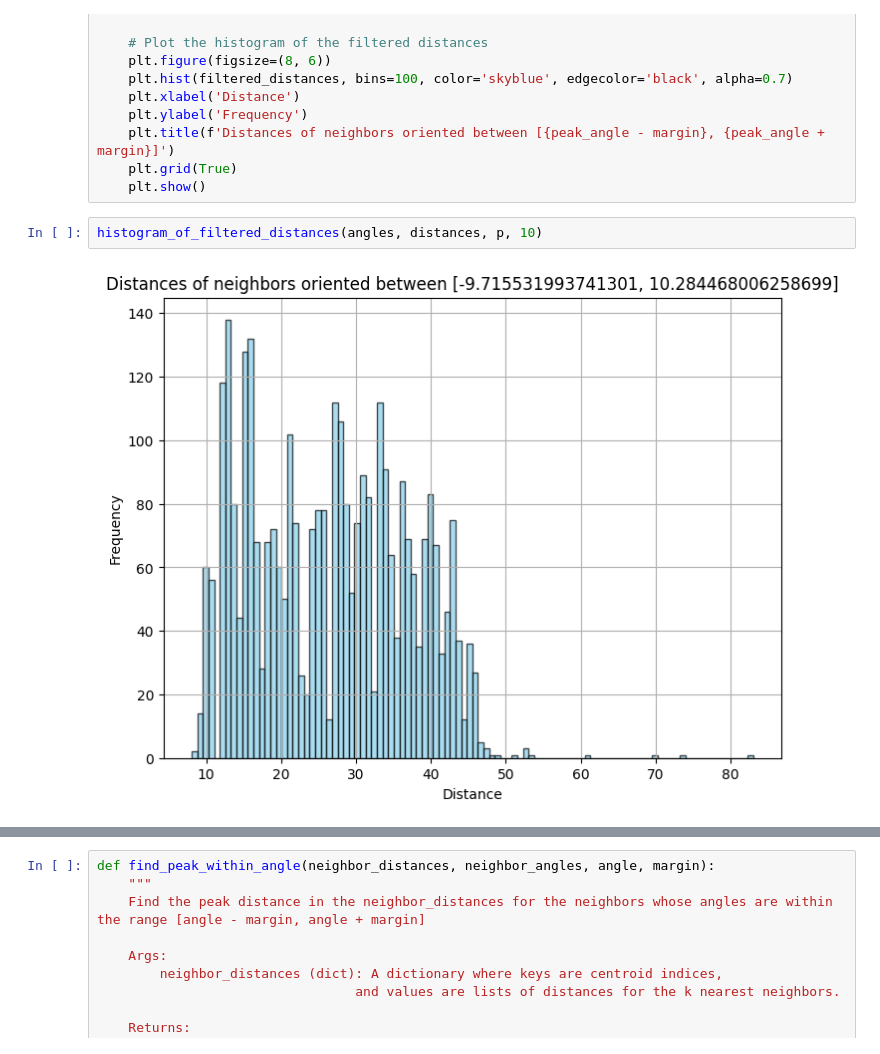
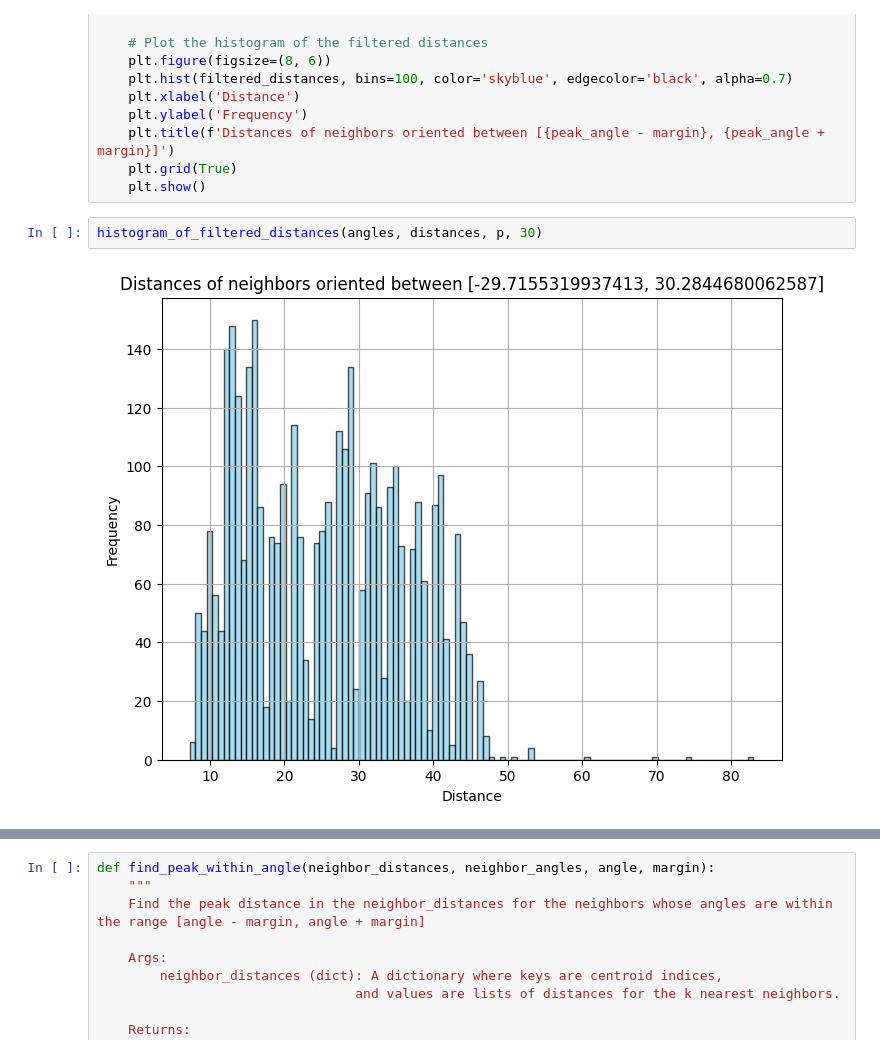
Before and after one commit to marinagardella/Docstrum-IPOL, a Jupyter notebook: main.ipynb, the cells around one changed output, grey strips where cells are left out. Cells and saved outputs as stored; diff of their text form.

```diff
--- a/main.ipynb
+++ b/main.ipynb
@@ -358,7 +358,7 @@ def histogram_of_filtered_distances(neighbor_angles, neighbor_distances, peak_an
     plt.grid(True)
     plt.show()
 # %%
-histogram_of_filtered_distances(angles, distances, p, 10)
+histogram_of_filtered_distances(angles, distances, p, 30)
 # %% [output]
-[figure, old version]
+[figure, new version]
 # %%
```
Also changed, not shown: parts of 18 cells of this notebook.
